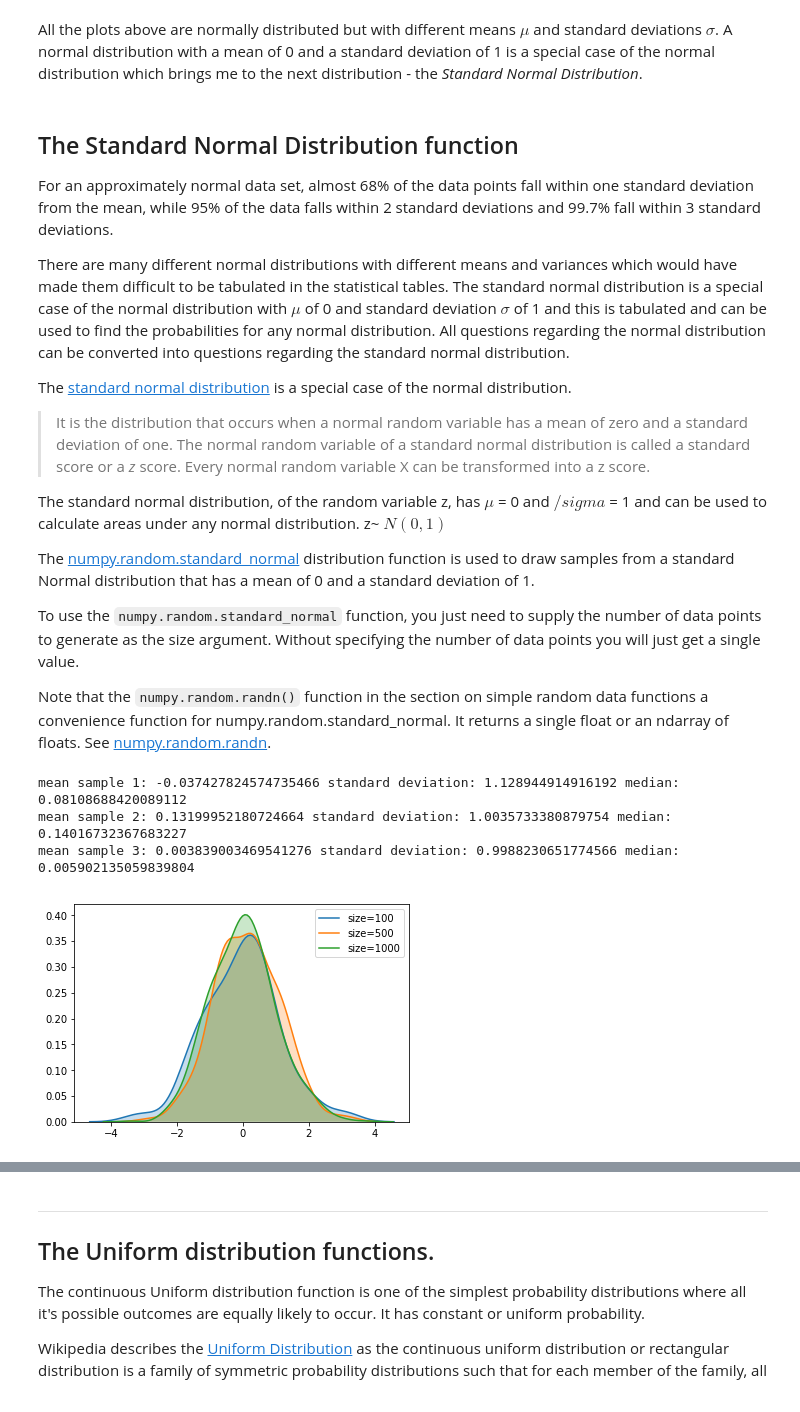
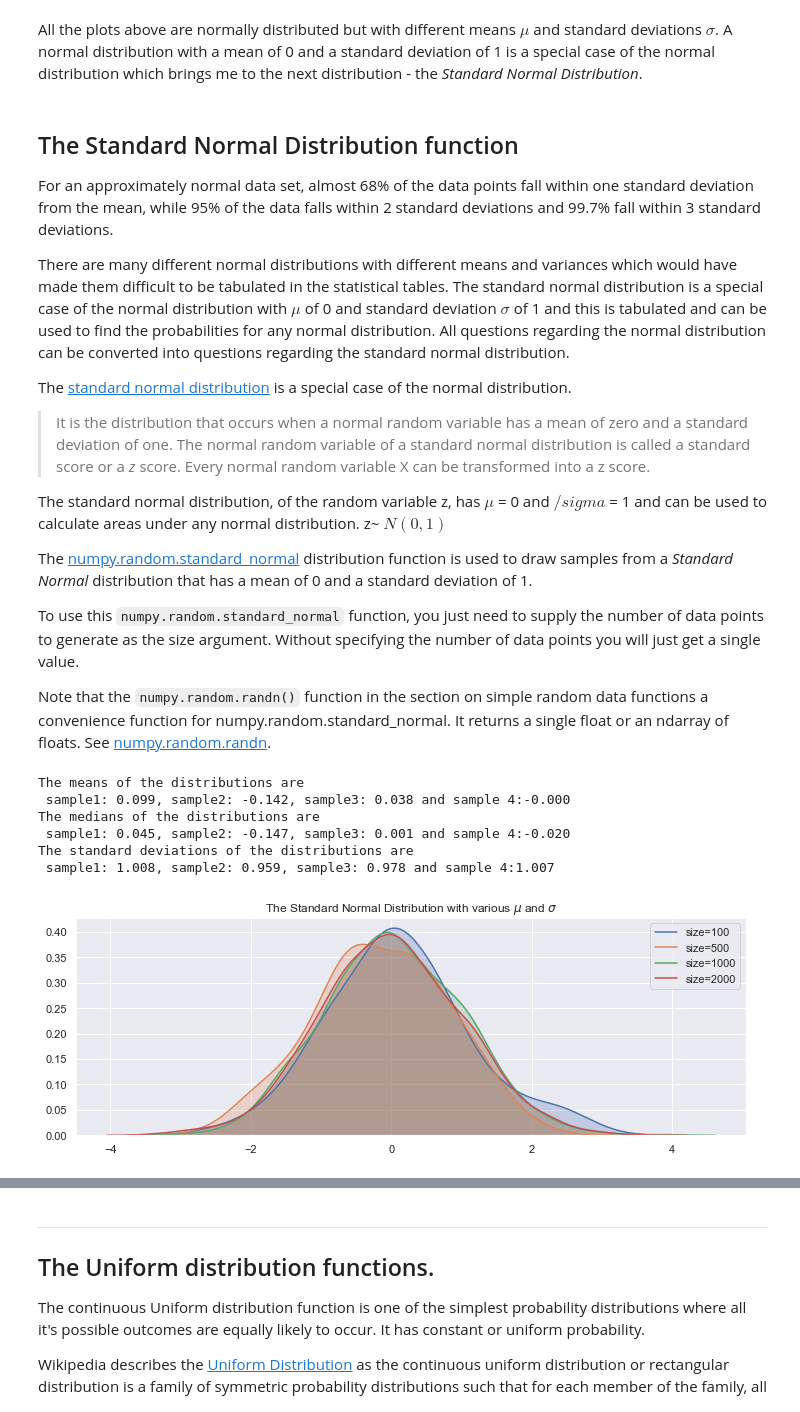
Before and after one commit to angela1C/Programming-for-Data-Analysis-numpy.random-project-2019, a Jupyter notebook: NumpyRandom.ipynb, the cells around one changed output, grey strips where cells are left out. Saved outputs shown, nothing was run; the diff lists cells and outputs as text; code cells hidden in the pictures.

```diff
--- a/NumpyRandom.ipynb
+++ b/NumpyRandom.ipynb
@@ -922,33 +893,41 @@ There are many different normal distributions with different means and variances
 The [standard normal distribution](https://stattrek.com/statistics/dictionary.aspx?definition=random%20variable) is a special case of the normal distribution.
 >It is the distribution that occurs when a normal random variable has a mean of zero and a standard deviation of one.  The normal random variable of a standard normal distribution is called a standard score or a *z* score. Every normal random variable X can be transformed into a z score.
 
-
 The standard normal distribution, of the random variable z, has $\mu$ = 0 and $/sigma$ = 1 and can be used to calculate areas under any normal distribution. z~ $N(0,1)$
 
-The [numpy.random.standard_normal](https://numpy.org/doc/1.16/reference/generated/numpy.random.standard_normal.html#numpy-random-standard-normal) distribution function is used to draw samples from a standard Normal distribution that has a mean of 0 and a standard deviation of 1.
+The [numpy.random.standard_normal](https://numpy.org/doc/1.16/reference/generated/numpy.random.standard_normal.html#numpy-random-standard-normal) distribution function is used to draw samples from a *Standard Normal* distribution that has a mean of 0 and a standard deviation of 1.
 
-To use the `numpy.random.standard_normal` function,  you just need to supply the number of data points to generate as the size argument. Without specifying the number of data points you will just get a single value.
+To use this `numpy.random.standard_normal` function,  you just need to supply the number of data points to generate as the size argument. Without specifying the number of data points you will just get a single value.
 
 Note that the `numpy.random.randn()` function in the section on simple random data functions a convenience function for numpy.random.standard_normal. It returns a single float or an ndarray of floats. See [numpy.random.randn](#randn).
 # %%
 sample1 = np.random.standard_normal(100)
 sample2 = np.random.standard_normal(500)
 sample3 = np.random.standard_normal(1000)
 sample4 = np.random.standard_normal(2000)
-
+plt.figure(figsize=(12,4))
 # using seaborn kdeplot functions to plot
 sns.kdeplot(sample1,shade=True,label="size=100")
 sns.kdeplot(sample2, shade=True,label ="size=500")
 sns.kdeplot(sample3, shade=True,label ="size=1000")
+sns.kdeplot(sample4, shade=True,label ="size=2000")
+plt.legend(loc="best")
 
 plt.legend(loc="best")
 
-print("mean sample 1:",np.mean(sample1), "standard deviation:",np.std(sample1),"median:",np.median(sample1))
-print("mean sample 2:",np.mean(sample2), "standard deviation:",np.std(sample2),"median:",np.median(sample2))
-print("mean sample 3:",np.mean(sample3), "standard deviation:",np.std(sample3),"median:",np.median(sample3))
+plt.title('The Standard Normal Distribution with various $\mu$ and $\sigma$')
+plt.grid(True)
+
+print('The means of the distributions are \n sample1: %.3f, sample2: %.3f, sample3: %.3f and sample 4:%.3f' % (np.mean(sample1), np.mean(sample2),np.mean(sample3),np.mean(sample4)))
+print('The medians of the distributions are \n sample1: %.3f, sample2: %.3f, sample3: %.3f and sample 4:%.3f' % (np.median(sample1), np.median(sample2),np.median(sample3),np.median(sample4)))
+print('The standard deviations of the distributions are \n sample1: %.3f, sample2: %.3f, sample3: %.3f and sample 4:%.3f' % (np.std(sample1), np.std(sample2),np.std(sample3),np.std(sample4)))
+print("\n")
 # %% [output]
-mean sample 1: -0.037427824574735466 standard deviation: 1.128944914916192 median: 0.08108688420089112
-mean sample 2: 0.13199952180724664 standard deviation: 1.0035733380879754 median: 0.14016732367683227
-mean sample 3: 0.003839003469541276 standard deviation: 0.9988230651774566 median: 0.005902135059839804
+The means of the distributions are
+ sample1: 0.099, sample2: -0.142, sample3: 0.038 and sample 4:-0.000
+The medians of the distributions are
+ sample1: 0.045, sample2: -0.147, sample3: 0.001 and sample 4:-0.020
+The standard deviations of the distributions are
+ sample1: 1.008, sample2: 0.959, sample3: 0.978 and sample 4:1.007
-[figure, old version]
+[figure, new version]
 # %% [markdown]
```
Also changed, not shown: parts of 30 cells of this notebook, 1 other file.
